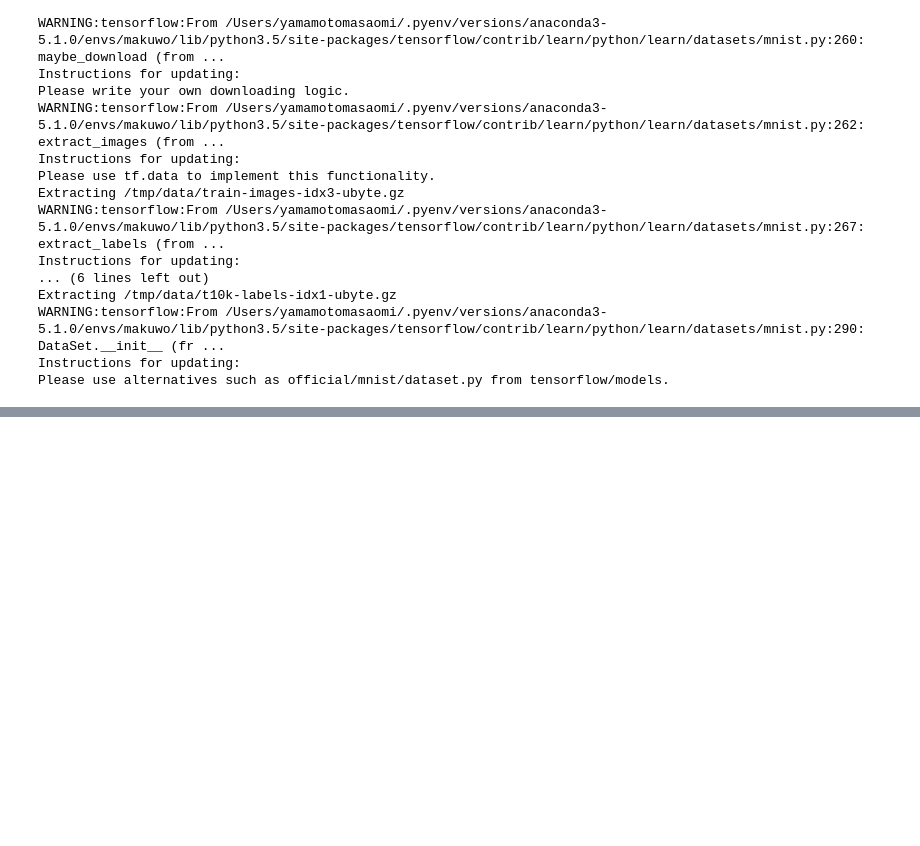
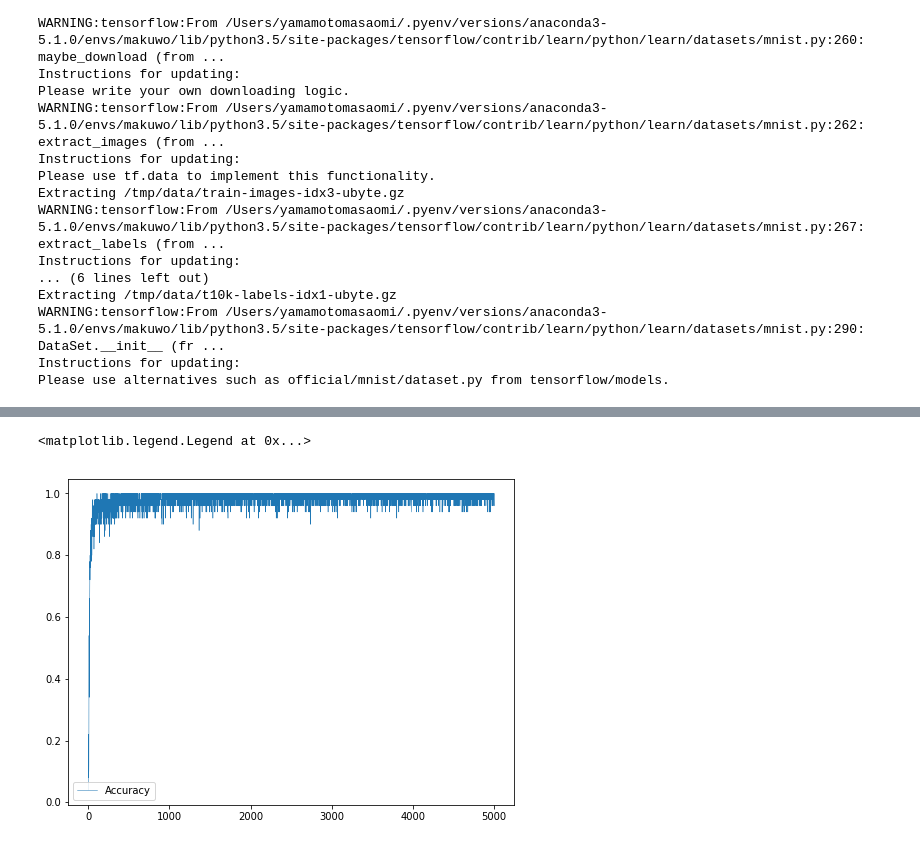
Before and after one commit to sanbongazin/my_mechanic_studies, a Jupyter notebook: 畳み込みニューラルネットワーク-C.ipynb, the cells around one changed output, grey strips where cells are left out. Saved outputs shown, nothing was run; the diff lists cells and outputs as text; code cells hidden in the pictures; blank space fills up the shorter version.

```diff
--- a/畳み込みニューラルネットワーク-C.ipynb
+++ b/畳み込みニューラルネットワーク-C.ipynb
@@ -132,5 +125,8 @@ subplot1.legend(loc='upper left')
 # %%
 fig = plt.figure(figsize=(8,6))
 subplot2 = fig.add_subplot(1,1,1)
-subplot2.plot(p_val,acc_val,linewidth=2,label='Accuracy')
+subplot2.plot(p_val,acc_vals,linewidth=0.5,label='Accuracy')
 subplot2.legend(loc='lower left')
+# %% [output]
+<matplotlib.legend.Legend at 0x...>
+[figure, added]
```
Also changed, not shown: parts of 5 cells of this notebook, 26 other files.
